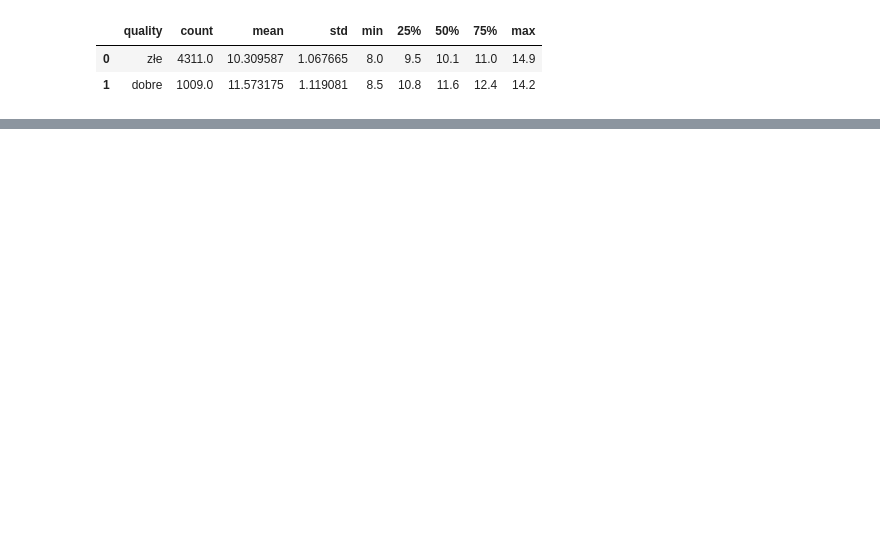
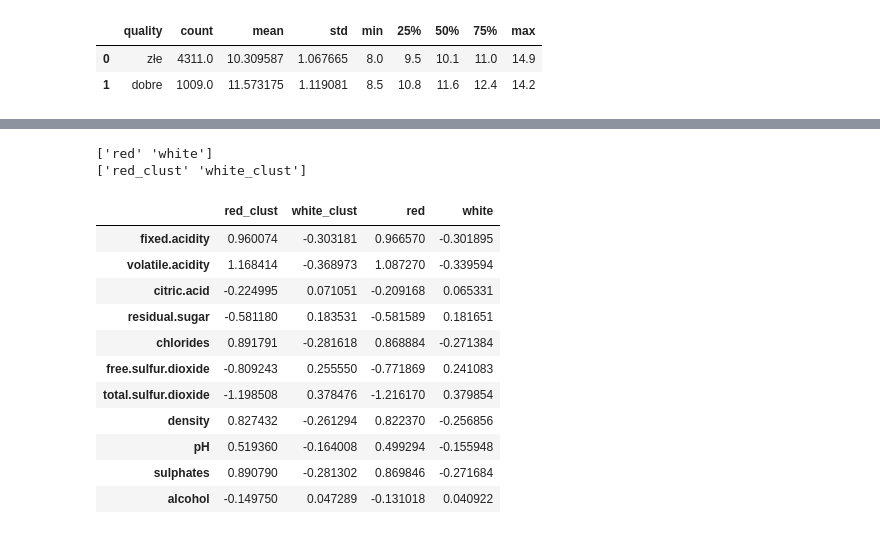
Before and after one commit to mbmarcin/ml_, a Jupyter notebook: wine_2.ipynb, the cells around one changed output, grey strips where cells are left out. Cells and saved outputs as stored; diff of their text form; code cells hidden in the pictures; blank space fills up the shorter version.

```diff
--- a/wine_2.ipynb
+++ b/wine_2.ipynb
@@ -399,0 +465,27 @@ for train, test in kf.split(arr):
+# %%
+## Cluster analysis
+
+#np.random.seed(123)
+
+import sklearn.cluster
+
+sample = dta.sample(n=500, random_state=123)
+X = sample.iloc[:, :11]
+X = (X-X.mean())/X.std(ddof=1)
+
+km = sklearn.cluster.KMeans(n_clusters=2, random_state=123)
+km.fit(X)
+
+y_pred = km.fit_predict(X)
+print(y_pred[:15])
+print(km.inertia_)
+print(km.n_init)
+
+sample["color"] = sample["color"].astype('category')
+y_test = sample['color'].cat.codes.values
+print(y_test[:15])
+
+# ocena dopasowania modelu k-średnich / zgodność podziałów
+print(m_.fowlkes_mallows_score(y_test, y_pred))
+print(m_.confusion_matrix(y_test, y_pred))
+print(m_.adjusted_rand_score(y_test, y_pred))
@@ -399,0 +501,34 @@ for train, test in kf.split(arr):
+# %%
+# odwzorowanie etykiet
+
+kat1 = sample['color'].cat.categories
+kat2 = sample['color'].cat.categories + "_clust"
+
+if np.mean(y_test==y_pred) < np.mean(y_test!=y_pred):
+  kat2 = kat2[::-1]
+
+print(kat1.values)
+print(kat2.values)
+# %% [output]
+['red' 'white']
+['red_clust' 'white_clust']
+# %%
+# centers
+
+cen1 = pd.DataFrame(km.cluster_centers_.T, columns=kat2, index=X.columns)
+cen2 = X.groupby(sample.color).mean().T
+cen1_2 = pd.concat([cen1,cen2], axis=1)
+cen1_2
+# %% [output]
+|  | red_clust | white_clust | red | white |
+| fixed.acidity | 0.960074 | -0.303181 | 0.966570 | -0.301895 |
+| volatile.acidity | 1.168414 | -0.368973 | 1.087270 | -0.339594 |
+| citric.acid | -0.224995 | 0.071051 | -0.209168 | 0.065331 |
+| residual.sugar | -0.581180 | 0.183531 | -0.581589 | 0.181651 |
+| chlorides | 0.891791 | -0.281618 | 0.868884 | -0.271384 |
+| free.sulfur.dioxide | -0.809243 | 0.255550 | -0.771869 | 0.241083 |
+| total.sulfur.dioxide | -1.198508 | 0.378476 | -1.216170 | 0.379854 |
+| density | 0.827432 | -0.261294 | 0.822370 | -0.256856 |
+| pH | 0.519360 | -0.164008 | 0.499294 | -0.155948 |
+| sulphates | 0.890790 | -0.281302 | 0.869846 | -0.271684 |
+| alcohol | -0.149750 | 0.047289 | -0.131018 | 0.040922 |
```
Also changed, not shown: parts of 5 cells of this notebook.
